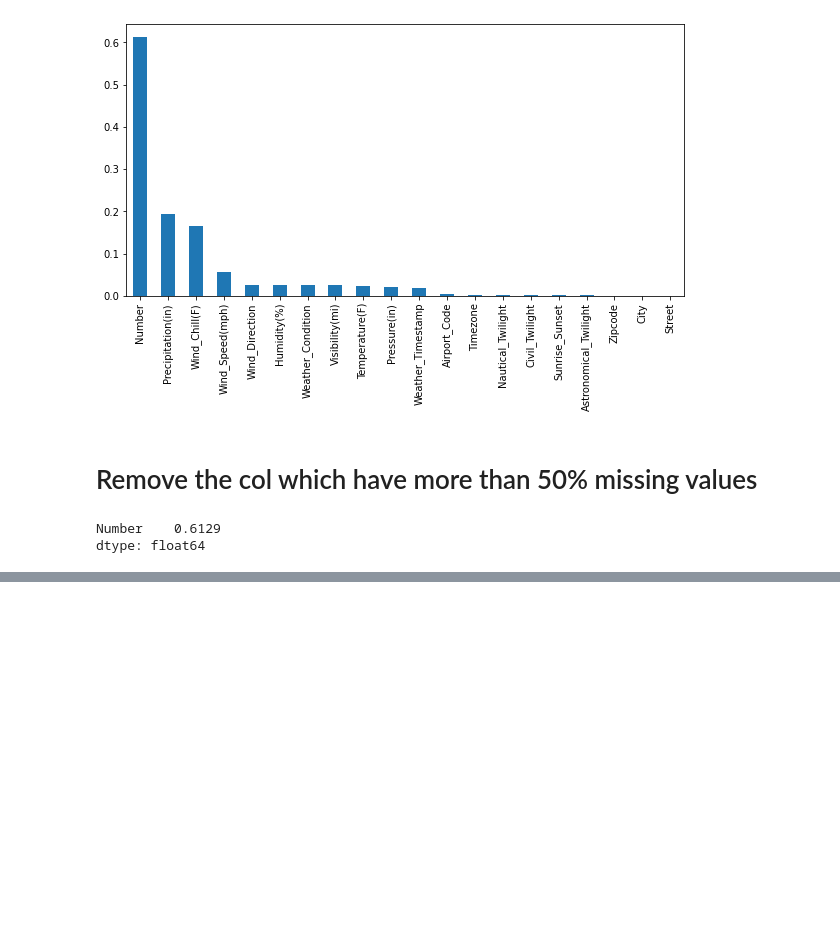
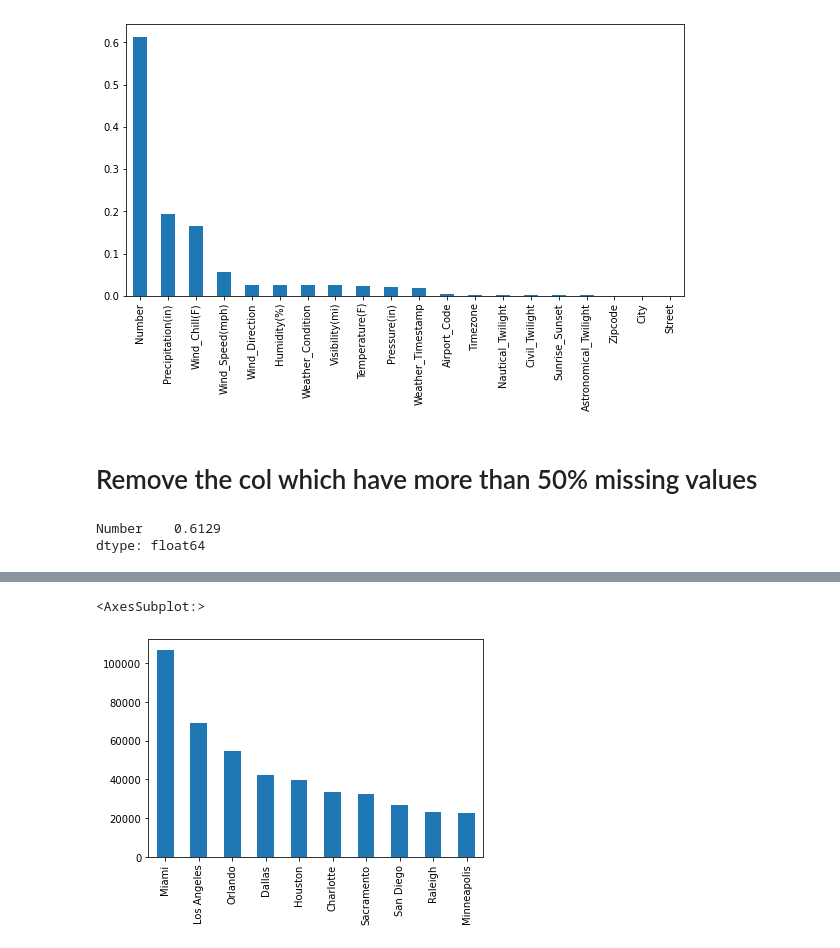
Before and after one commit to ankittrajj/WD_DA_10am_11april, a Jupyter notebook: Project.ipynb, the cells around one changed output, grey strips where cells are left out. Saved outputs shown, nothing was run; the diff lists cells and outputs as text; code cells hidden in the pictures; blank space fills up the shorter version.

```diff
--- a/Project.ipynb
+++ b/Project.ipynb
@@ -269,0 +325,2 @@ newdf.head()
+# %%
+top_5_accident_city = newdf['City'].value_counts()
@@ -269,0 +341,6 @@ newdf.head()
+# %%
+# graph for top 10 accidents city
+top_5_accident_city[:10].plot(kind = 'bar')
+# %% [output]
+<AxesSubplot:>
+[figure, added]
```
Also changed, not shown: parts of 28 cells of this notebook.
